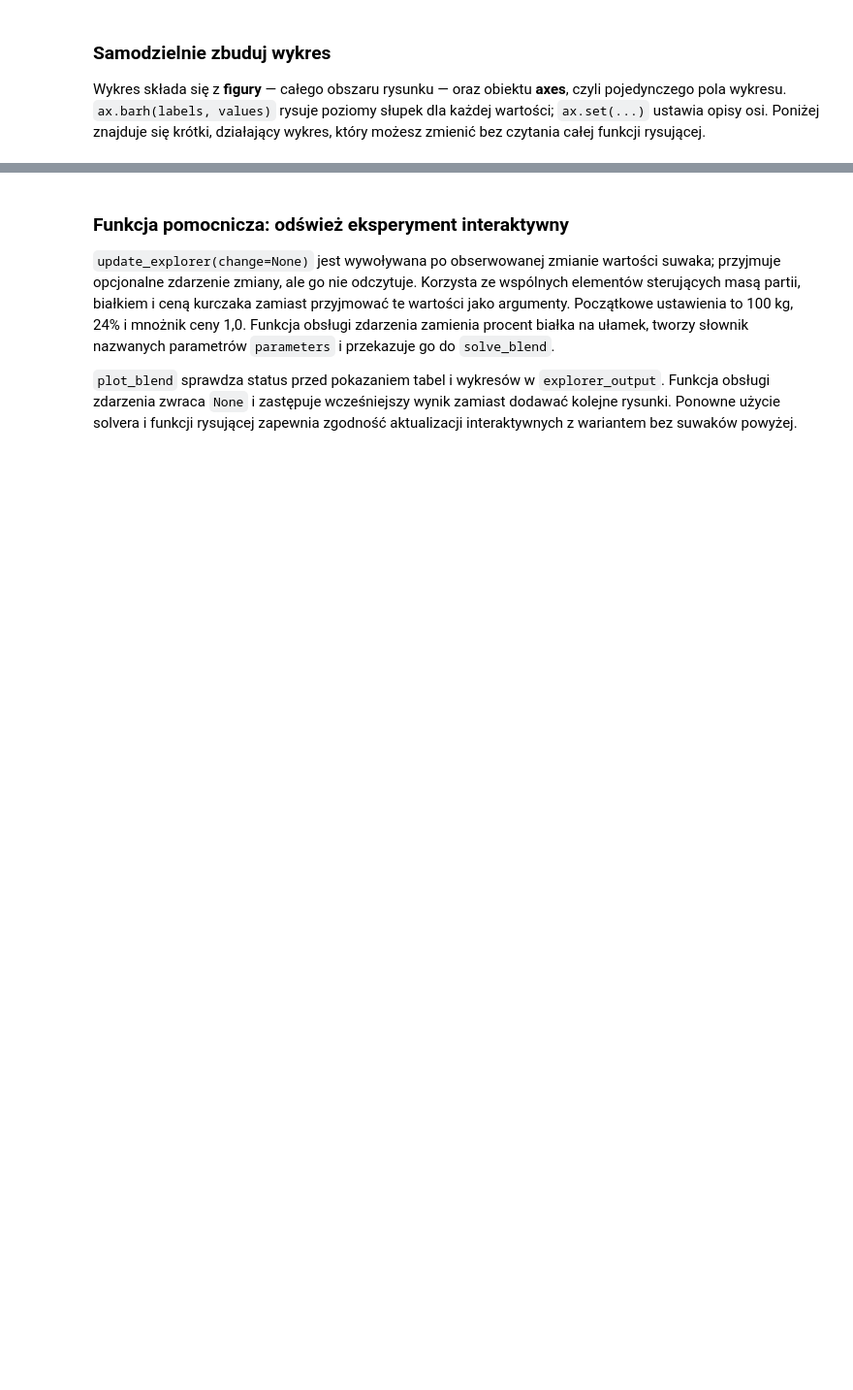
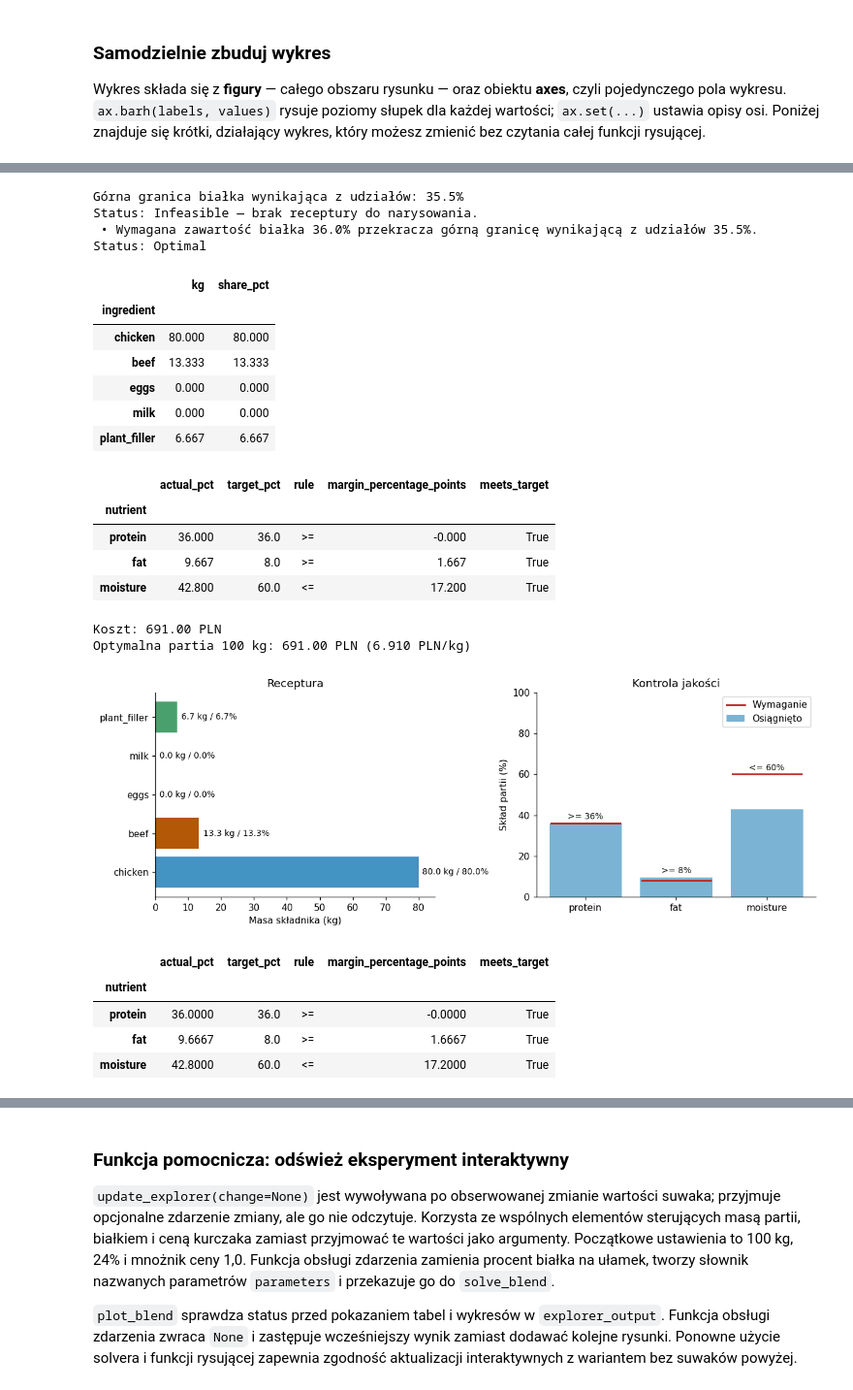
Before and after one commit to patip042/automation_robotics_lab, a Jupyter notebook: pl/lab_auto_2.ipynb, the cells around one changed output, grey strips where cells are left out. Shown at 97% size. Saved outputs shown, nothing was run; the diff lists cells and outputs as text; code cells hidden in the pictures; blank space fills up the shorter version.

```diff
--- a/pl/lab_auto_2.ipynb
+++ b/pl/lab_auto_2.ipynb
@@ -463,11 +519,52 @@ Przewidź, czy da się osiągnąć **36% białka**. Następnie uruchom poniższy
 # %%
 # Porównaj konieczną granicę wynikającą z udziałów z celowo niemożliwym wymaganiem jakości.
 protein_upper_bound = maximum_protein_from_share_limits(ingredients)
 print(f"Górna granica białka wynikająca z udziałów: {protein_upper_bound:.1%}")
 impossible = solve_blend(min_protein=0.36)
 plot_blend(impossible)
 assert impossible["status"] == "Infeasible"
 assert impossible["quantities_kg"] is None
+
+
+# Zmiana maksymalnego udzialu kurczaka
+modified_ingredients = ingredients.copy()
+modified_ingredients.loc["chicken", "max_share"] = 0.80
+
+
+repaired = solve_blend(min_protein=0.36, data=modified_ingredients)
+print("Status:", repaired["status"])
+
+if repaired["status"] == "Optimal":
+    display(repaired["recipe"][["kg", "share_pct"]].round(3))
+    display(repaired["quality"].round(3))
+    print(f"Koszt: {repaired['cost_pln']:.2f} PLN")
+
+plot_blend(repaired)
+# %% [output]
+Górna granica białka wynikająca z udziałów: 35.5%
+Status: Infeasible — brak receptury do narysowania.
+ • Wymagana zawartość białka 36.0% przekracza górną granicę wynikającą z udziałów 35.5%.
+Status: Optimal
+|  | kg | share_pct |
+| ingredient |  |  |
+| chicken | 80.000 | 80.000 |
+| beef | 13.333 | 13.333 |
+| eggs | 0.000 | 0.000 |
+| milk | 0.000 | 0.000 |
+| plant_filler | 6.667 | 6.667 |
+|  | actual_pct | target_pct | rule | margin_percentage_points | meets_target |
+| nutrient |  |  |  |  |  |
+| protein | 36.000 | 36.0 | >= | -0.000 | True |
+| fat | 9.667 | 8.0 | >= | 1.667 | True |
+| moisture | 42.800 | 60.0 | <= | 17.200 | True |
+Koszt: 691.00 PLN
+Optymalna partia 100 kg: 691.00 PLN (6.910 PLN/kg)
+[figure, added]
+|  | actual_pct | target_pct | rule | margin_percentage_points | meets_target |
+| nutrient |  |  |  |  |  |
+| protein | 36.0000 | 36.0 | >= | -0.0000 | True |
+| fat | 9.6667 | 8.0 | >= | 1.6667 | True |
+| moisture | 42.8000 | 60.0 | <= | 17.2000 | True |
 # %% [markdown]
 ### Zadanie 3 — zdiagnozuj problem i zaproponuj naprawę
 
```
Also changed, not shown: parts of 13 cells of this notebook.
